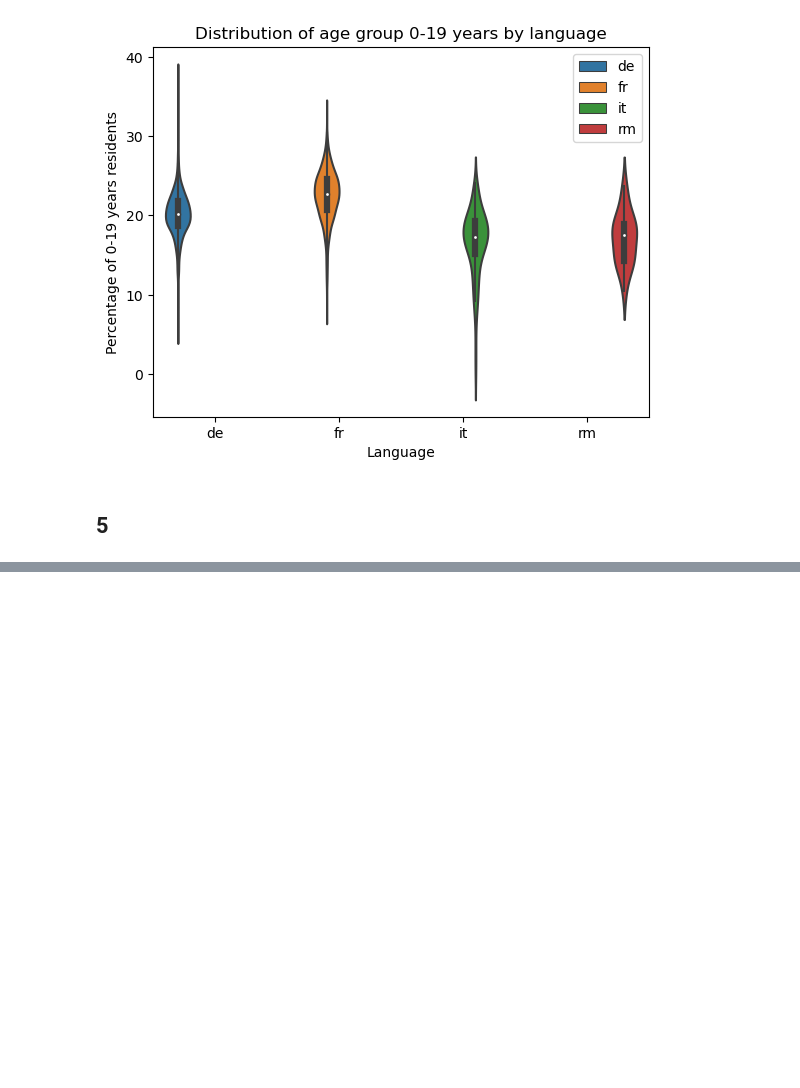
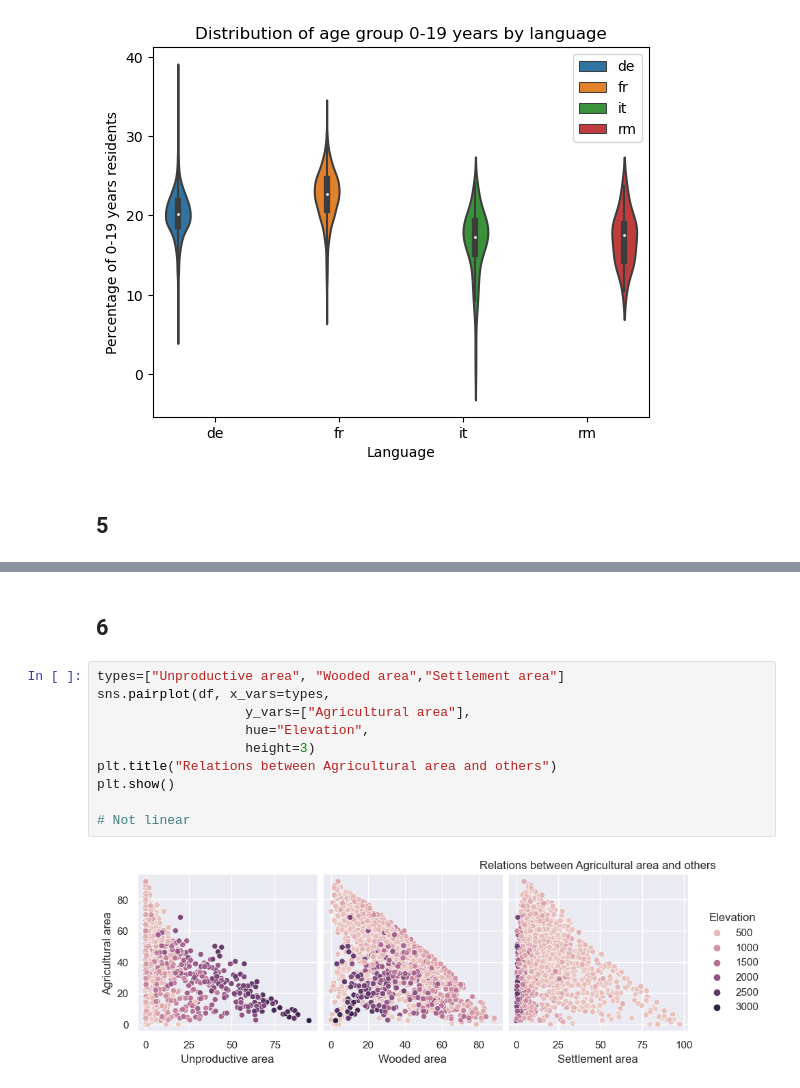
Before and after one commit to ZahraaHakeem/EPFL_Course1_FinalProject, a Jupyter notebook: FinalProject with EPFL.ipynb, the cells around one changed output, grey strips where cells are left out. Cells and saved outputs as stored; diff of their text form; blank space fills up the shorter version.

```diff
--- a/FinalProject with EPFL.ipynb
+++ b/FinalProject with EPFL.ipynb
@@ -346,0 +345,14 @@ plt.show()
+# %% [markdown]
+## 6
+# %%
+types=["Unproductive area", "Wooded area","Settlement area"]
+sns.pairplot(df, x_vars=types,
+                   y_vars=["Agricultural area"],
+                   hue="Elevation",
+                   height=3)
+plt.title("Relations between Agricultural area and others")
+plt.show()
+
+# Not linear
+# %% [output]
+[figure, added]
```
Also changed, not shown: parts of 1 cell of this notebook.
